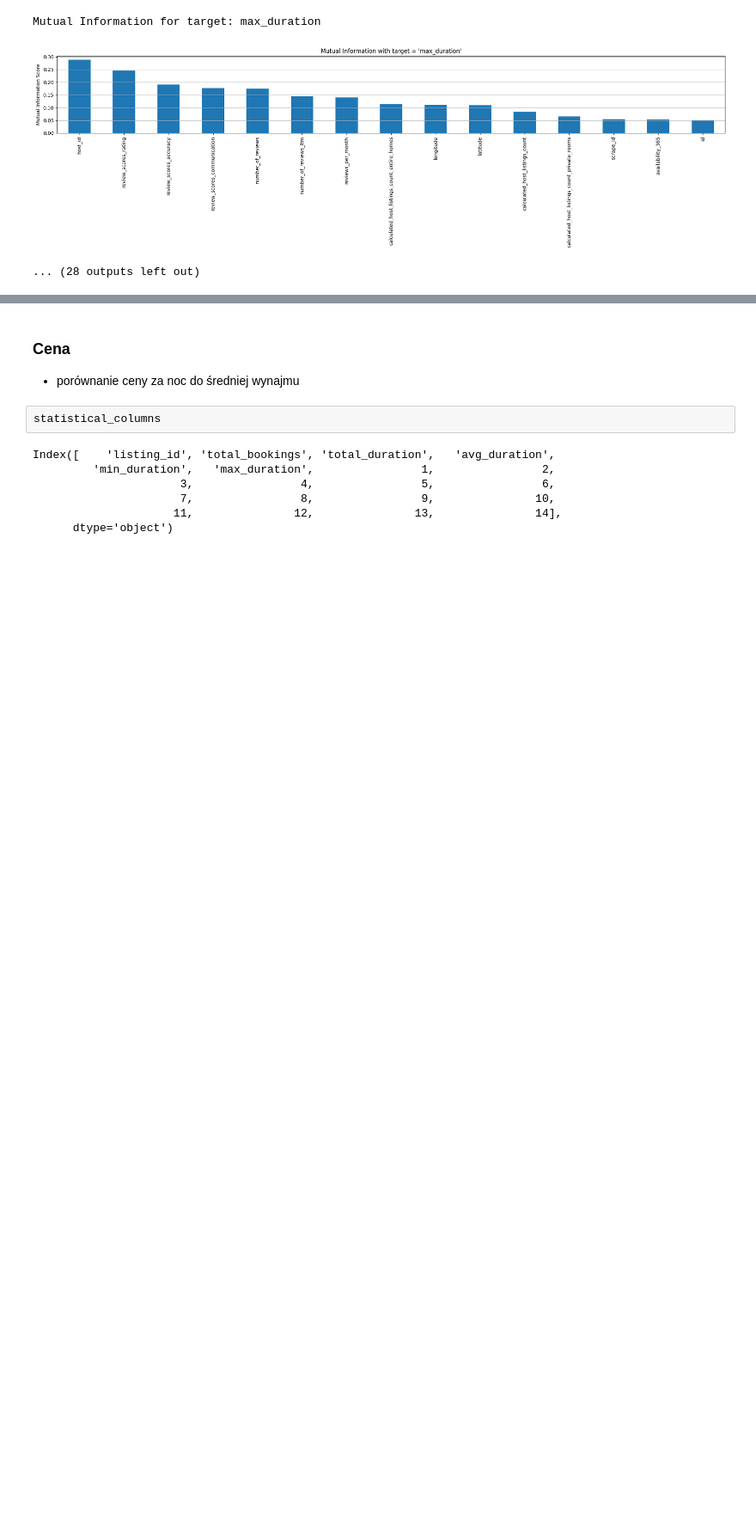
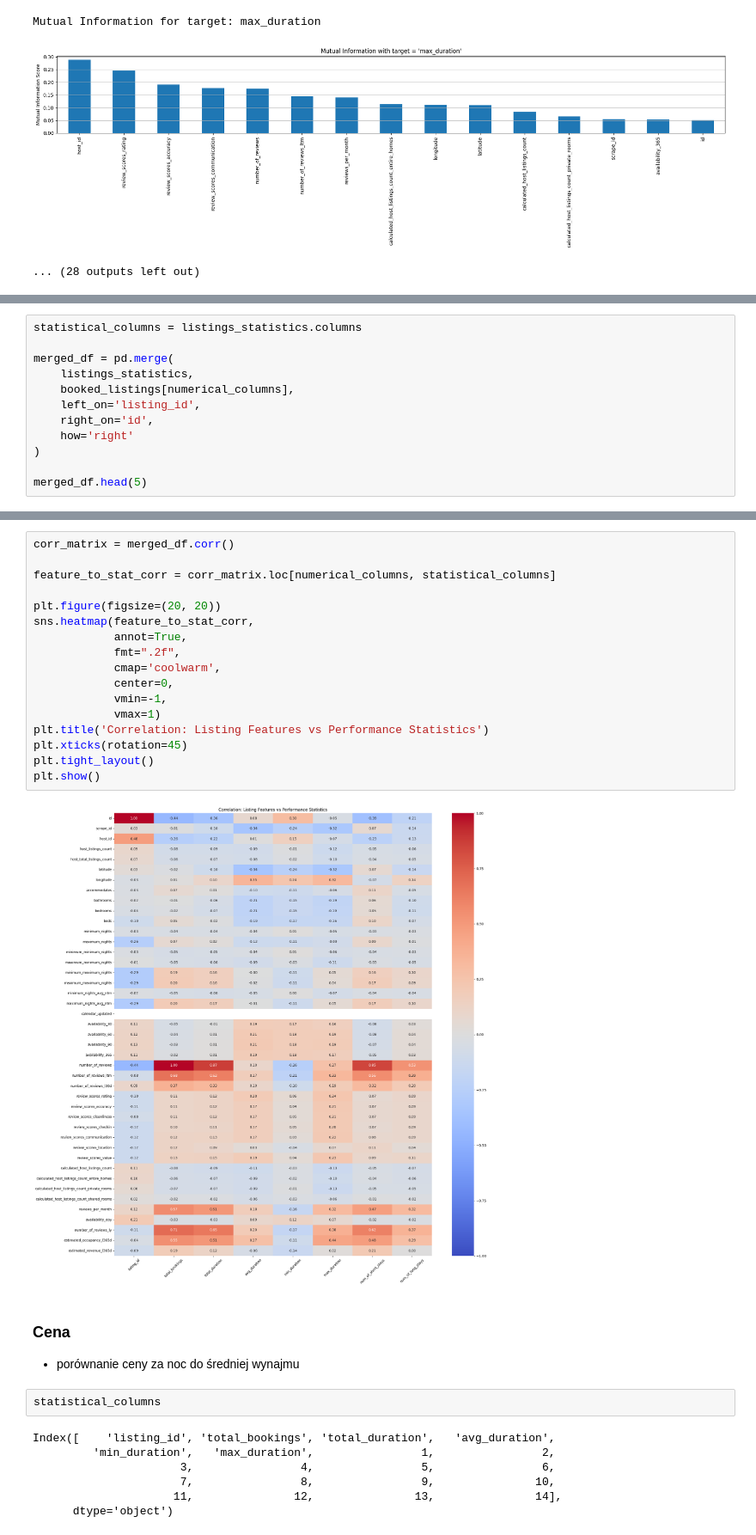
Before and after one commit to psiku/IUM-long-stay-insights, a Jupyter notebook: notebooks/data_v2_eda.ipynb, the cells around one changed output, grey strips where cells are left out. Shown at 86% size. Drawn from its saved outputs; the diff is of its cells as text; blank space fills up the shorter version.

```diff
--- a/notebooks/data_v2_eda.ipynb
+++ b/notebooks/data_v2_eda.ipynb
@@ -424,0 +453,12 @@ Mutual Information for target: max_duration
+# %%
+statistical_columns = listings_statistics.columns
+
+merged_df = pd.merge(
+    listings_statistics,
+    booked_listings[numerical_columns],
+    left_on='listing_id',
+    right_on='id',
+    how='right'
+)
+
+merged_df.head(5)
@@ -425,3 +473,22 @@ Mutual Information for target: max_duration
+# %%
+corr_matrix = merged_df.corr()
+
+feature_to_stat_corr = corr_matrix.loc[numerical_columns, statistical_columns]
+
+plt.figure(figsize=(20, 20))
+sns.heatmap(feature_to_stat_corr,
+            annot=True,
+            fmt=".2f",
+            cmap='coolwarm',
+            center=0,
+            vmin=-1,
+            vmax=1)
+plt.title('Correlation: Listing Features vs Performance Statistics')
+plt.xticks(rotation=45)
+plt.tight_layout()
+plt.show()
+# %% [output]
+[figure, added]
 # %% [markdown]
 ### Cena
 - porównanie ceny za noc do średniej wynajmu
```
Also changed, not shown: parts of 2 cells of this notebook.
